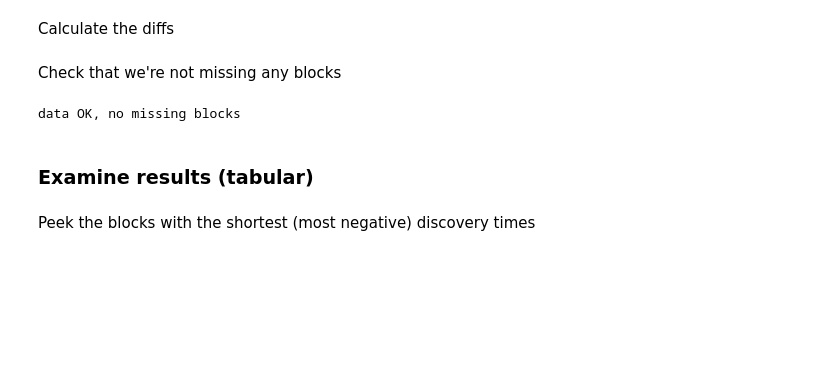
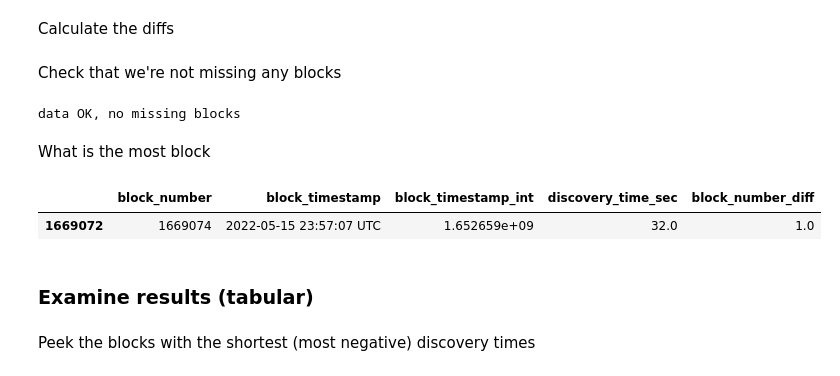
Before and after one commit to Mitchellpkt/zcash_block_discovery_intervals, a Jupyter notebook: analysis.ipynb, the cells around one changed output. Drawn from its saved outputs; the diff is of its cells as text; code cells hidden in the pictures; blank space fills up the shorter version.

```diff
--- a/analysis.ipynb
+++ b/analysis.ipynb
@@ -49,6 +49,13 @@ else:
     print(f"data OK, no missing blocks")
 # %% [output]
 data OK, no missing blocks
+# %% [markdown]
+What is the most block
+# %%
+blockchain.data.tail(1)
+# %% [output]
+|  | block_number | block_timestamp | block_timestamp_int | discovery_time_sec | block_number_diff |
+| 1669072 | 1669074 | 2022-05-15 23:57:07 UTC | 1.652659e+09 | 32.0 | 1.0 |
 # %% [markdown]
 ### Examine results (tabular)
 # %% [markdown]
```
Also changed, not shown: parts of 3 cells of this notebook.
